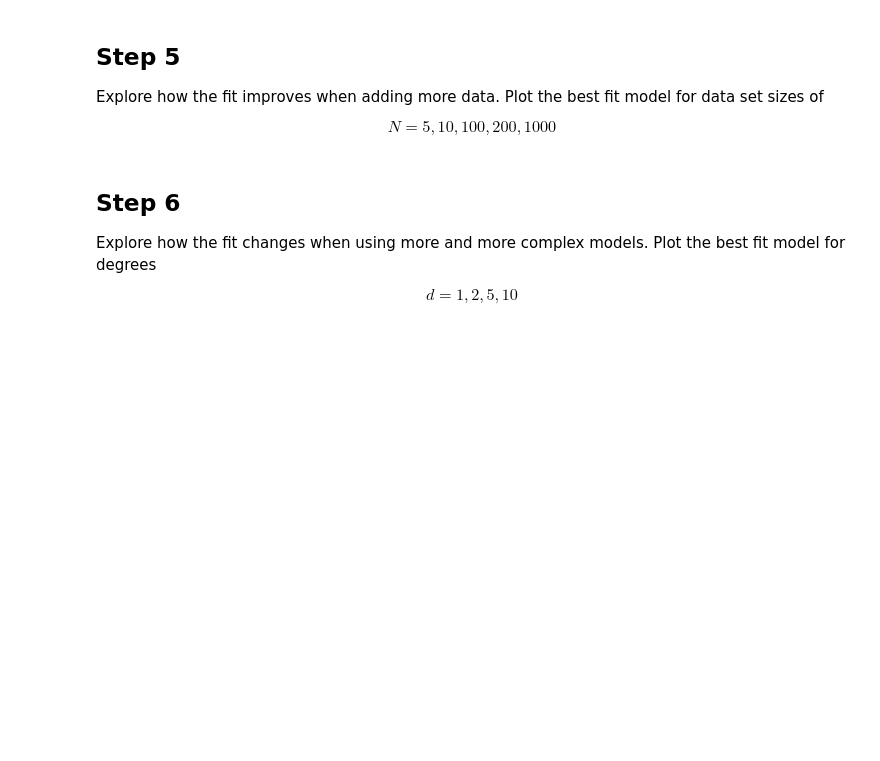
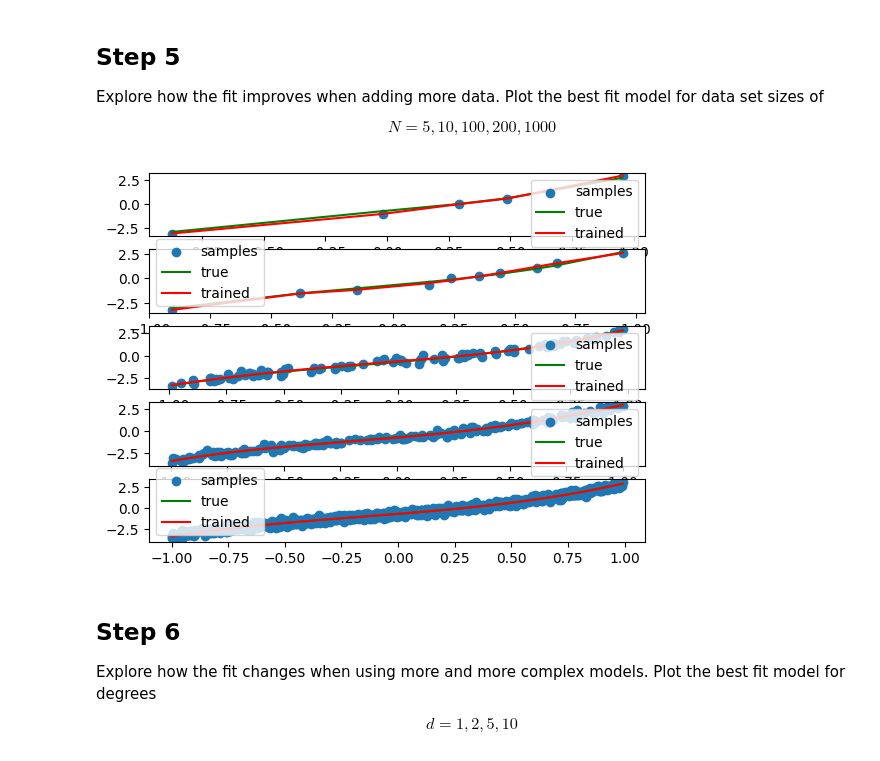
Before and after one commit to JasonB-hub/TRISEP_ML, a Jupyter notebook: Exercises/1.1.Fitting-and-Bias-Variance-Tradeoff.ipynb, the cells around one changed output. Cells and saved outputs as stored; diff of their text form; code cells hidden in the pictures; blank space fills up the shorter version.

```diff
--- a/Exercises/1.1.Fitting-and-Bias-Variance-Tradeoff.ipynb
+++ b/Exercises/1.1.Fitting-and-Bias-Variance-Tradeoff.ipynb
@@ -143,6 +163,17 @@ def risk(x, y_true, p):
 Explore how the fit improves when adding more data. Plot the best fit model for data set sizes of
 
 $$N = 5,10,100,200,1000$$
+# %%
+Ns = [5,10,100,200,1000]
+# %%
+fig, axs = plt.subplots(len(Ns))
+
+for i,N in enumerate(Ns):
+  x,y = generate_data(N)
+  coeffs = learn(x,y,4)
+  plot(axs[i],x,y,coeffs,coeffs_true)
+# %% [output]
+[figure, added]
 # %% [markdown]
 ## Step 6
 
```
Also changed, not shown: parts of 12 cells of this notebook.
